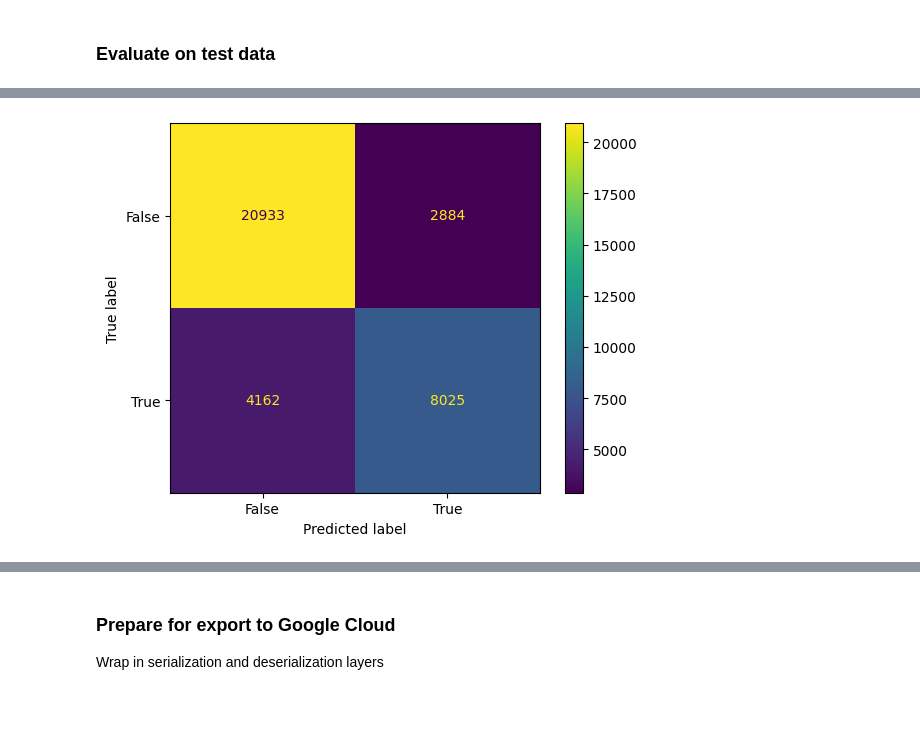
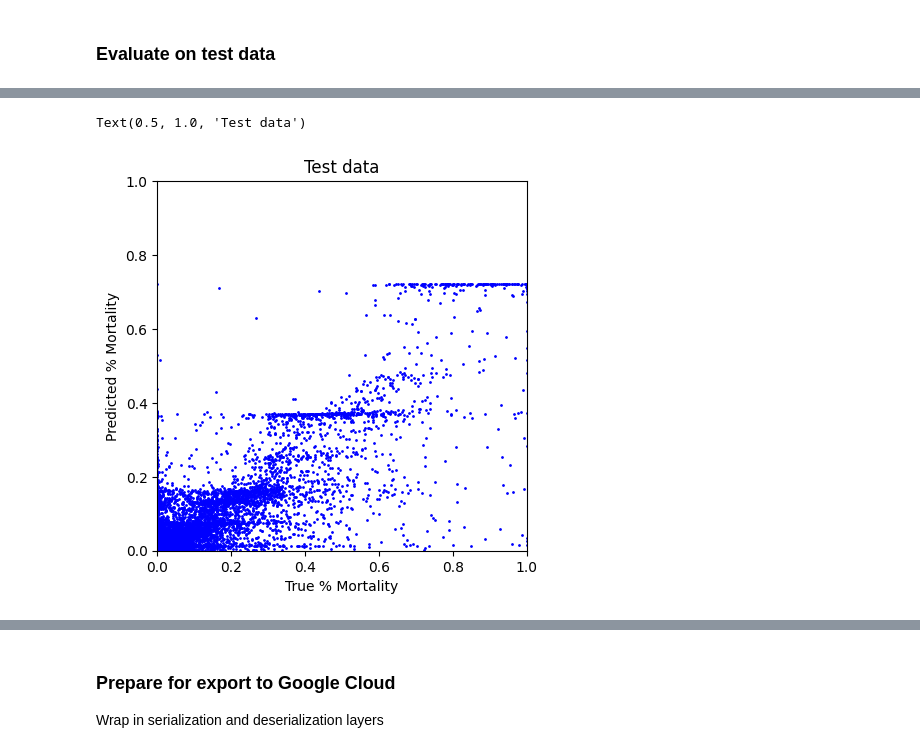
Before and after one commit to s-kganz/ForestLST, a Jupyter notebook: notebooks/build_preisler_nn.ipynb, the cells around one changed output, grey strips where cells are left out. Drawn from its saved outputs; the diff is of its cells as text; code cells hidden in the pictures; blank space fills up the shorter version.

Commit message:
fix preisler nn and shap notebooks

```diff
--- a/notebooks/build_preisler_nn.ipynb
+++ b/notebooks/build_preisler_nn.ipynb
@@ -226,30 +181,27 @@ model = build_preisler_model(init_bias=init_bias)
 # %% [markdown]
 ### Model training
 # %%
-# Metric to monitor class imbalance
-def pct_positive_cases(y_true, y_pred):
-    return tf.math.reduce_mean(y_true)
-
 classif_metrics = [
     keras.metrics.Precision(name="precision"),
     keras.metrics.Recall(name="recall"),
     keras.metrics.AUC(name="auc"),
-    pct_positive_cases
 ]
 
 regr_metrics = [
     keras.metrics.RootMeanSquaredError(name="rmse"),
+    keras.metrics.R2Score(name="r2_score")
 ]
 
+model = build_preisler_model(init_bias=init_bias)
 model.compile(
     loss="binary_crossentropy",
     optimizer=keras.optimizers.Adam(learning_rate=0.005),
-    metrics=classif_metrics
+    metrics=regr_metrics
 )
 # %%
 # Callbacks
 # NOTE THAT SUBCLASSED MODELS WONT SAVE IF THE FILENAME ENDS IN .keras!
-model_name = "preisler_classif_noyear.model"
+model_name = "preisler_regr_noyear.keras"
 earlystop = keras.callbacks.EarlyStopping(monitor="loss", patience=5)
 checkpoint = keras.callbacks.ModelCheckpoint(os.path.join("data_working", "models", model_name), save_best_only=True)
 logdir = os.path.join("logs", model_name)
@@ -271,8 +223,11 @@ for fname in os.listdir(logdir):
 batch_size = 512
 
 history = model.fit(
-    x=tf_train.batch(batch_size),
-    validation_data=tf_valid.batch(batch_size),
+    x=X_train,
+    y=y_train,
+    batch_size=batch_size,
+    validation_data=(X_valid, y_valid),
+    validation_batch_size=batch_size,
     epochs=30,
     verbose=1,
     callbacks=[checkpoint, earlystop, tensorboard_callback]
@@ -309,0 +261,14 @@ plt.show()
+# %%
+
+def one_to_one_plot(y_actual, y_predicted):
+    plt.scatter(y_actual, y_predicted, s=1, c="b")
+    plt.xlabel("True % Mortality")
+    plt.ylabel("Predicted % Mortality")
+    plt.xlim(0, 1)
+    plt.ylim(0, 1)
+    plt.gca().set_aspect("equal")
+    return plt.gcf()
+
+one_to_one_plot(y_train, y_train_hat)
+plt.title("Training data")
+plt.show()
@@ -321,10 +288,9 @@ plt.show()
 # %% [markdown]
 ### Evaluate on test data
 # %%
-y_test = ds_test.mortality
-y_test_hat = tf.squeeze(model.predict(tf_test.batch(512))).numpy()
-y_test_hat_classif = y_test_hat > 0.5
+y_test = ds_test.pct_mortality
+y_test_hat = model.predict(X_test, batch_size=batch_size).squeeze()
 
-ConfusionMatrixDisplay.from_predictions(y_test, y_test_hat_classif)
-plt.show()
+one_to_one_plot(y_test, y_test_hat)
+plt.title("Test data")
 # %% [output]
@@ -332,2 +298,3 @@ plt.show()
+Text(0.5, 1.0, 'Test data')
-[figure, old version]
+[figure, new version]
 # %%
```
Also changed, not shown: parts of 17 cells of this notebook, 1 other file.
